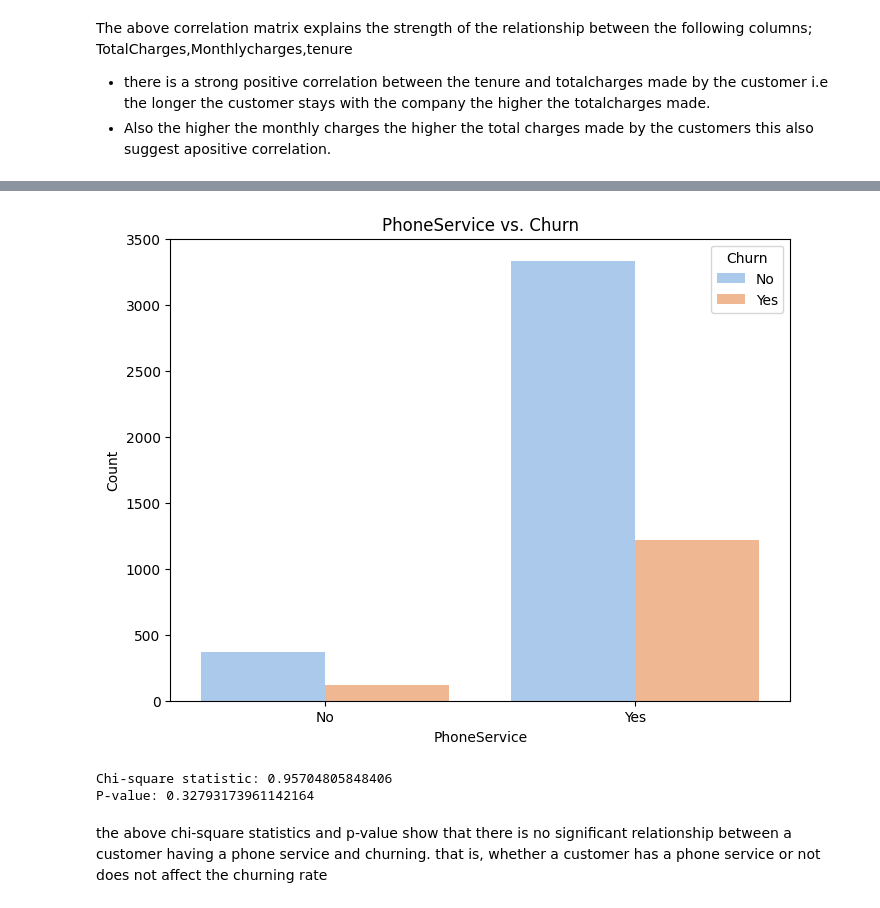
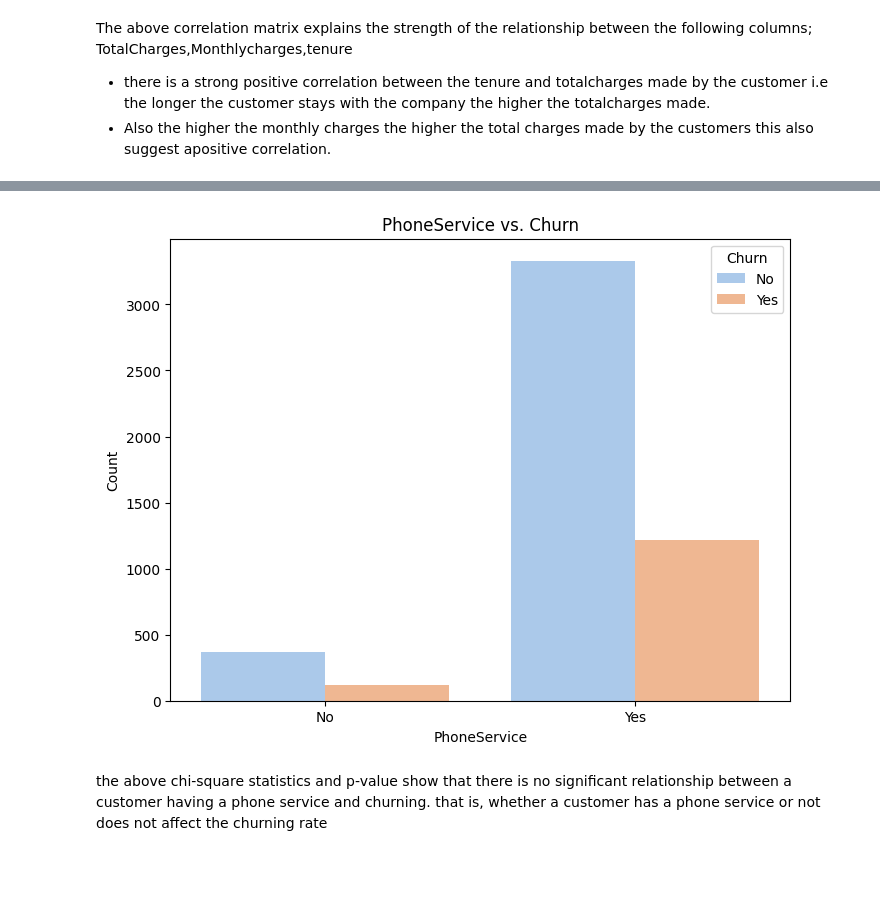
Before and after one commit to zeemanzak/CUSTOMER-CHUN-PREDICTION-AT-VODAFONE-CORPORATION, a Jupyter notebook: notebook/main.ipynb, the cells around one changed output, grey strips where cells are left out. Saved outputs shown, nothing was run; the diff lists cells and outputs as text; code cells hidden in the pictures; blank space fills up the shorter version.

```diff
--- a/notebook/main.ipynb
+++ b/notebook/main.ipynb
@@ -515,6 +521,7 @@ print("Churn Rate:", churn_rate)
 # reset index
 #main_df.reset_index()
 # distribution of churn
+main_df.reset_index(inplace=True)
 sns.countplot(x='Churn',data=main_df,color='blue', palette={'Yes': 'red', 'No': 'green'})
 plt.title('Distribution of Churn')
 plt.xlabel('Churn')
@@ -582,23 +574,14 @@ P-value: 3.07711327027367e-26
 # %%
-# Create contingency table
-contingency_table = pd.crosstab(main_df['PhoneService'], main_df['Churn'])
-
 # Plotting the stacked bar chart
 plt.figure(figsize=(8, 6))
 sns.countplot(x='PhoneService', hue='Churn', data=main_df, palette='pastel')
 plt.title('PhoneService vs. Churn')
 plt.xlabel('PhoneService')
 plt.ylabel('Count')
 plt.legend(title='Churn', loc='upper right')
 plt.show()
-# Perform chi-square test
-chi2, p, dof, expected = chi2_contingency(contingency_table)
-print(f"Chi-square statistic: {chi2}")
-print(f"P-value: {p}")
 # %% [output]
-[figure, old version]
+[figure, new version]
-Chi-square statistic: 0.95704805848406
-P-value: 0.32793173961142164
 # %% [markdown]
 the above chi-square statistics  and p-value show that there is no significant relationship between a customer having a phone service and churning. that is, whether a customer has a phone service or not does not affect the churning rate
 # %%
```
Also changed, not shown: parts of 17 cells of this notebook, 1 other file.
